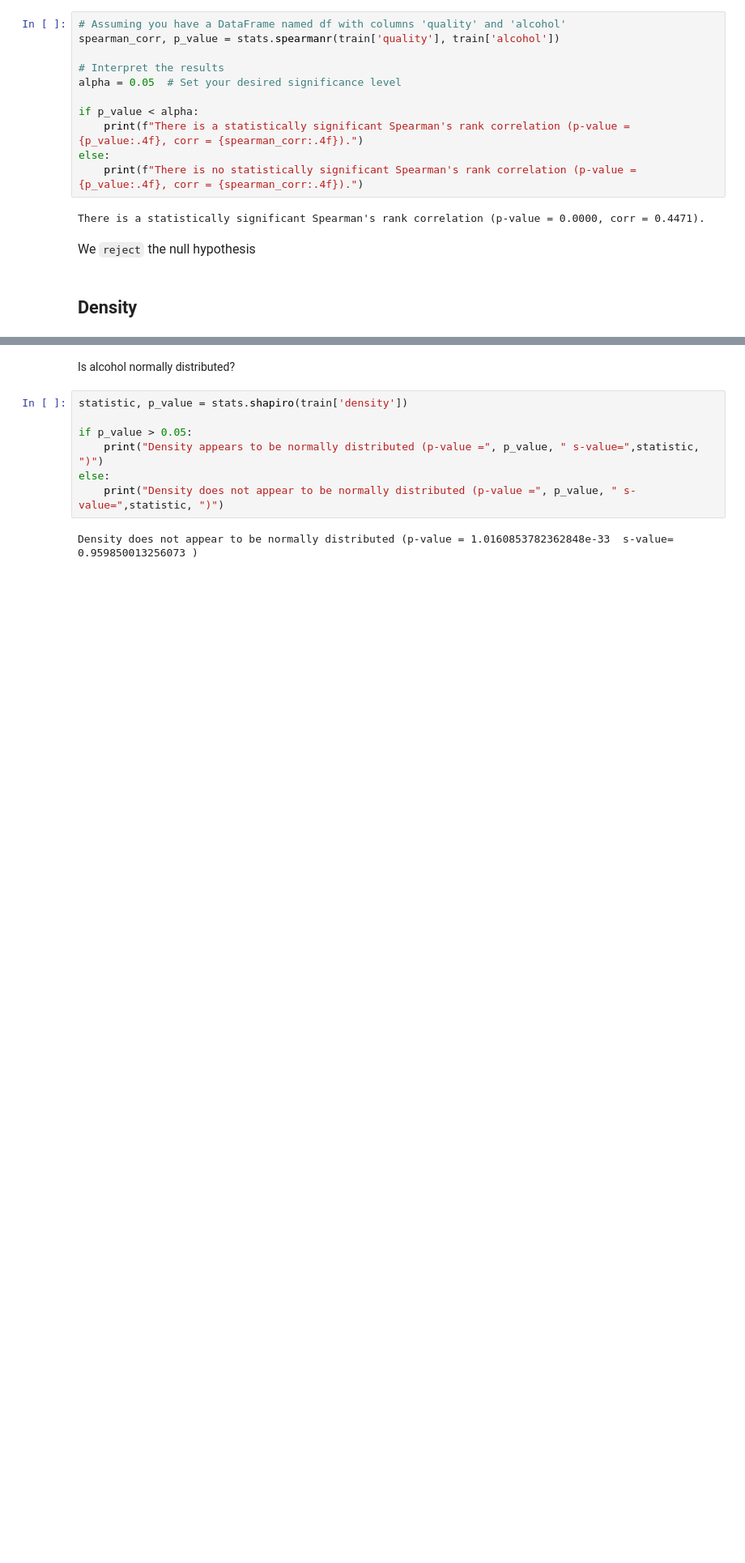
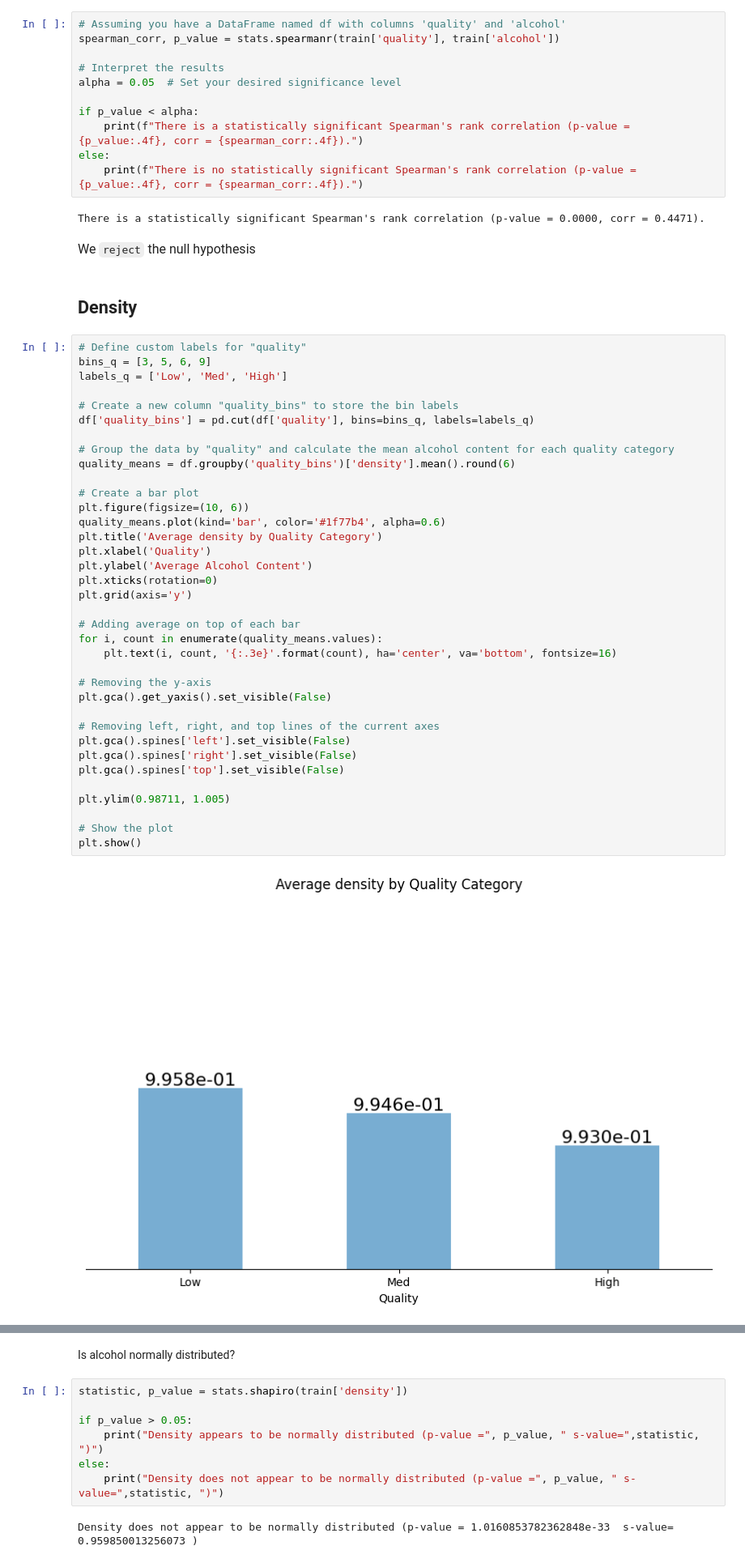
Before and after one commit to Clustering-Project/wine_quality_project, a Jupyter notebook: John/explore.ipynb, the cells around one changed output, grey strips where cells are left out. Shown at 81% size. Saved outputs shown, nothing was run; the diff lists cells and outputs as text; blank space fills up the shorter version.

```diff
--- a/John/explore.ipynb
+++ b/John/explore.ipynb
@@ -249,3 +249,41 @@ There is a statistically significant Spearman's rank correlation (p-value = 0.00
 <font size="3">We `reject` the null hypothesis</font>
 # %% [markdown]
 ## Density
+# %%
+# Define custom labels for "quality"
+bins_q = [3, 5, 6, 9]
+labels_q = ['Low', 'Med', 'High']
+
+# Create a new column "quality_bins" to store the bin labels
+df['quality_bins'] = pd.cut(df['quality'], bins=bins_q, labels=labels_q)
+
+# Group the data by "quality" and calculate the mean alcohol content for each quality category
+quality_means = df.groupby('quality_bins')['density'].mean().round(6)
+
+# Create a bar plot
+plt.figure(figsize=(10, 6))
+quality_means.plot(kind='bar', color='#1f77b4', alpha=0.6)
+plt.title('Average density by Quality Category')
+plt.xlabel('Quality')
+plt.ylabel('Average Alcohol Content')
+plt.xticks(rotation=0)
+plt.grid(axis='y')
+
+# Adding average on top of each bar
+for i, count in enumerate(quality_means.values):
+    plt.text(i, count, '{:.3e}'.format(count), ha='center', va='bottom', fontsize=16)
+
+# Removing the y-axis
+plt.gca().get_yaxis().set_visible(False)
+
+# Removing left, right, and top lines of the current axes
+plt.gca().spines['left'].set_visible(False)
+plt.gca().spines['right'].set_visible(False)
+plt.gca().spines['top'].set_visible(False)
+
+plt.ylim(0.98711, 1.005)
+
+# Show the plot
+plt.show()
+# %% [output]
+[figure, added]
```
Also changed, not shown: parts of 3 cells of this notebook.
